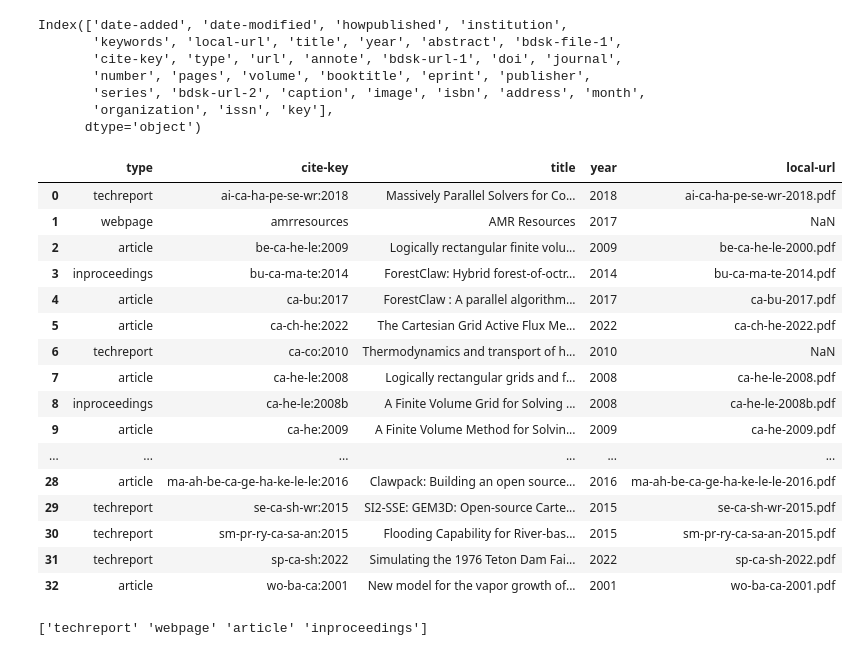
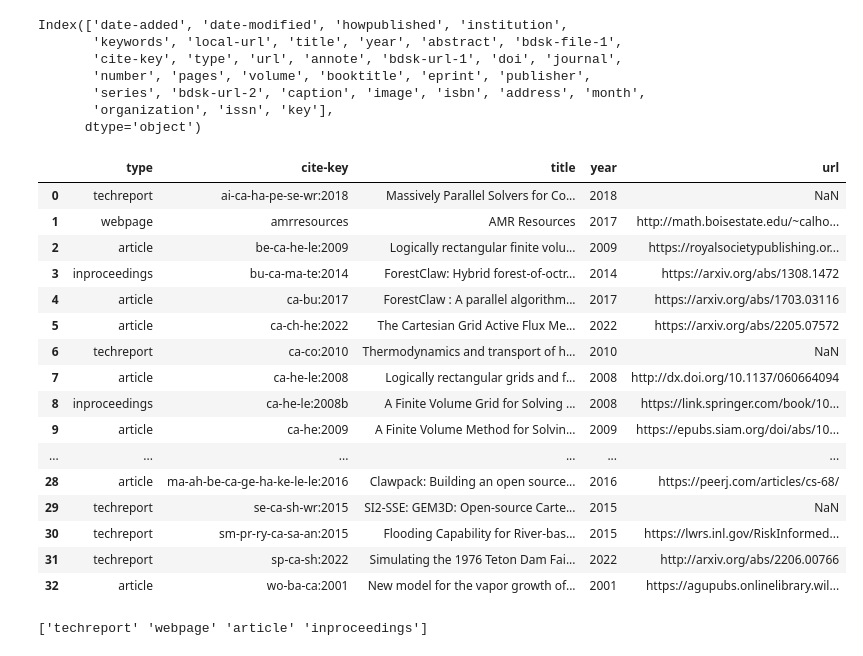
Before and after one commit to donnacalhoun/donnacalhoun.github.io, a Jupyter notebook: markdown_generator/my_bibdata_converter.ipynb, the cells around one changed output. Drawn from its saved outputs; the diff is of its cells as text; code cells hidden in the pictures.

```diff
--- a/markdown_generator/my_bibdata_converter.ipynb
+++ b/markdown_generator/my_bibdata_converter.ipynb
@@ -17,52 +17,52 @@ for bibfile in bibfile_list:
         b = bibdata.entries[bib_id].fields
 
         # Replace {} in title
         t = b['title']
         t = t.replace('{','')
         t = t.replace('}','')
         t = t.replace('\sc','')
         b['title'] = t
 
         b['cite-key'] = bib_id
         b['type'] = bibdata.entries[bib_id].type
         dict_list.append(dict(b.items()))
 
 df = pd.DataFrame(dict_list)
 
 from numpy import nan
 cols = df.columns
 if 'image' not in cols:
     df['image'] = nan
 
 print(df.columns)
-cols = ['type','cite-key','title','year','local-url']
-# cols = ['type','journal','booktitle','howpublished','series','institution']
+cols = ['type','cite-key','title','year','url']
+# cols = ['type','journal','booktitle','howpublished','series','institution','url']
 display(df[cols])
 # %% [output]
 Index(['date-added', 'date-modified', 'howpublished', 'institution',
        'keywords', 'local-url', 'title', 'year', 'abstract', 'bdsk-file-1',
        'cite-key', 'type', 'url', 'annote', 'bdsk-url-1', 'doi', 'journal',
        'number', 'pages', 'volume', 'booktitle', 'eprint', 'publisher',
        'series', 'bdsk-url-2', 'caption', 'image', 'isbn', 'address', 'month',
        'organization', 'issn', 'key'],
       dtype='object')
-|  | type | cite-key | title | year | local-url |
-| 0 | techreport | ai-ca-ha-pe-se-wr:2018 | Massively Parallel Solvers for Co... | 2018 | ai-ca-ha-pe-se-wr-2018.pdf |
-| 1 | webpage | amrresources | AMR Resources | 2017 | NaN |
-| 2 | article | be-ca-he-le:2009 | Logically rectangular finite volu... | 2009 | be-ca-he-le-2000.pdf |
-| 3 | inproceedings | bu-ca-ma-te:2014 | ForestClaw: Hybrid forest-of-octr... | 2014 | bu-ca-ma-te-2014.pdf |
-| 4 | article | ca-bu:2017 | ForestClaw : A parallel algorithm... | 2017 | ca-bu-2017.pdf |
-| 5 | article | ca-ch-he:2022 | The Cartesian Grid Active Flux Me... | 2022 | ca-ch-he-2022.pdf |
+|  | type | cite-key | title | year | url |
+| 0 | techreport | ai-ca-ha-pe-se-wr:2018 | Massively Parallel Solvers for Co... | 2018 | NaN |
+| 1 | webpage | amrresources | AMR Resources | 2017 | http://math.boisestate.edu/~calho... |
+| 2 | article | be-ca-he-le:2009 | Logically rectangular finite volu... | 2009 | https://royalsocietypublishing.or... |
+| 3 | inproceedings | bu-ca-ma-te:2014 | ForestClaw: Hybrid forest-of-octr... | 2014 | https://arxiv.org/abs/1308.1472 |
+| 4 | article | ca-bu:2017 | ForestClaw : A parallel algorithm... | 2017 | https://arxiv.org/abs/1703.03116 |
+| 5 | article | ca-ch-he:2022 | The Cartesian Grid Active Flux Me... | 2022 | https://arxiv.org/abs/2205.07572 |
 | 6 | techreport | ca-co:2010 | Thermodynamics and transport of h... | 2010 | NaN |
-| 7 | article | ca-he-le:2008 | Logically rectangular grids and f... | 2008 | ca-he-le-2008.pdf |
-| 8 | inproceedings | ca-he-le:2008b | A Finite Volume Grid for Solving ... | 2008 | ca-he-le-2008b.pdf |
-| 9 | article | ca-he:2009 | A Finite Volume Method for Solvin... | 2009 | ca-he-2009.pdf |
+| 7 | article | ca-he-le:2008 | Logically rectangular grids and f... | 2008 | http://dx.doi.org/10.1137/060664094 |
+| 8 | inproceedings | ca-he-le:2008b | A Finite Volume Grid for Solving ... | 2008 | https://link.springer.com/book/10... |
+| 9 | article | ca-he:2009 | A Finite Volume Method for Solvin... | 2009 | https://epubs.siam.org/doi/abs/10... |
 | ... | ... | ... | ... | ... | ... |
-| 28 | article | ma-ah-be-ca-ge-ha-ke-le-le:2016 | Clawpack: Building an open source... | 2016 | ma-ah-be-ca-ge-ha-ke-le-le-2016.pdf |
-| 29 | techreport | se-ca-sh-wr:2015 | SI2-SSE: GEM3D: Open-source Carte... | 2015 | se-ca-sh-wr-2015.pdf |
-| 30 | techreport | sm-pr-ry-ca-sa-an:2015 | Flooding Capability for River-bas... | 2015 | sm-pr-ry-ca-sa-an-2015.pdf |
-| 31 | techreport | sp-ca-sh:2022 | Simulating the 1976 Teton Dam Fai... | 2022 | sp-ca-sh-2022.pdf |
-| 32 | article | wo-ba-ca:2001 | New model for the vapor growth of... | 2001 | wo-ba-ca-2001.pdf |
+| 28 | article | ma-ah-be-ca-ge-ha-ke-le-le:2016 | Clawpack: Building an open source... | 2016 | https://peerj.com/articles/cs-68/ |
+| 29 | techreport | se-ca-sh-wr:2015 | SI2-SSE: GEM3D: Open-source Carte... | 2015 | NaN |
+| 30 | techreport | sm-pr-ry-ca-sa-an:2015 | Flooding Capability for River-bas... | 2015 | https://lwrs.inl.gov/RiskInformed... |
+| 31 | techreport | sp-ca-sh:2022 | Simulating the 1976 Teton Dam Fai... | 2022 | http://arxiv.org/abs/2206.00766 |
+| 32 | article | wo-ba-ca:2001 | New model for the vapor growth of... | 2001 | https://agupubs.onlinelibrary.wil... |
 # %%
 bib_type_list = df.type.unique()
 print(bib_type_list)
```
Also changed, not shown: parts of 1 cell of this notebook, 6 other files.
